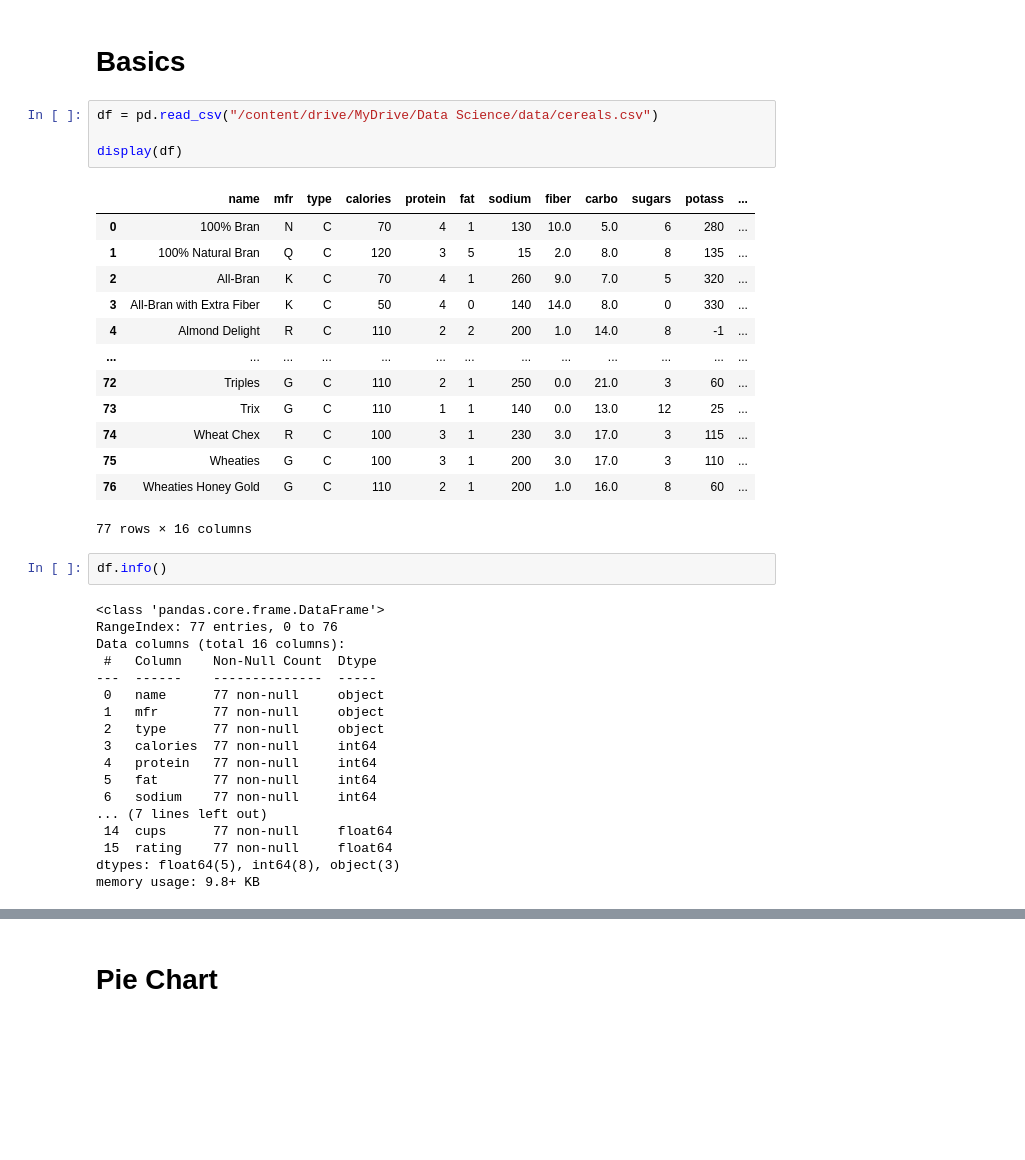
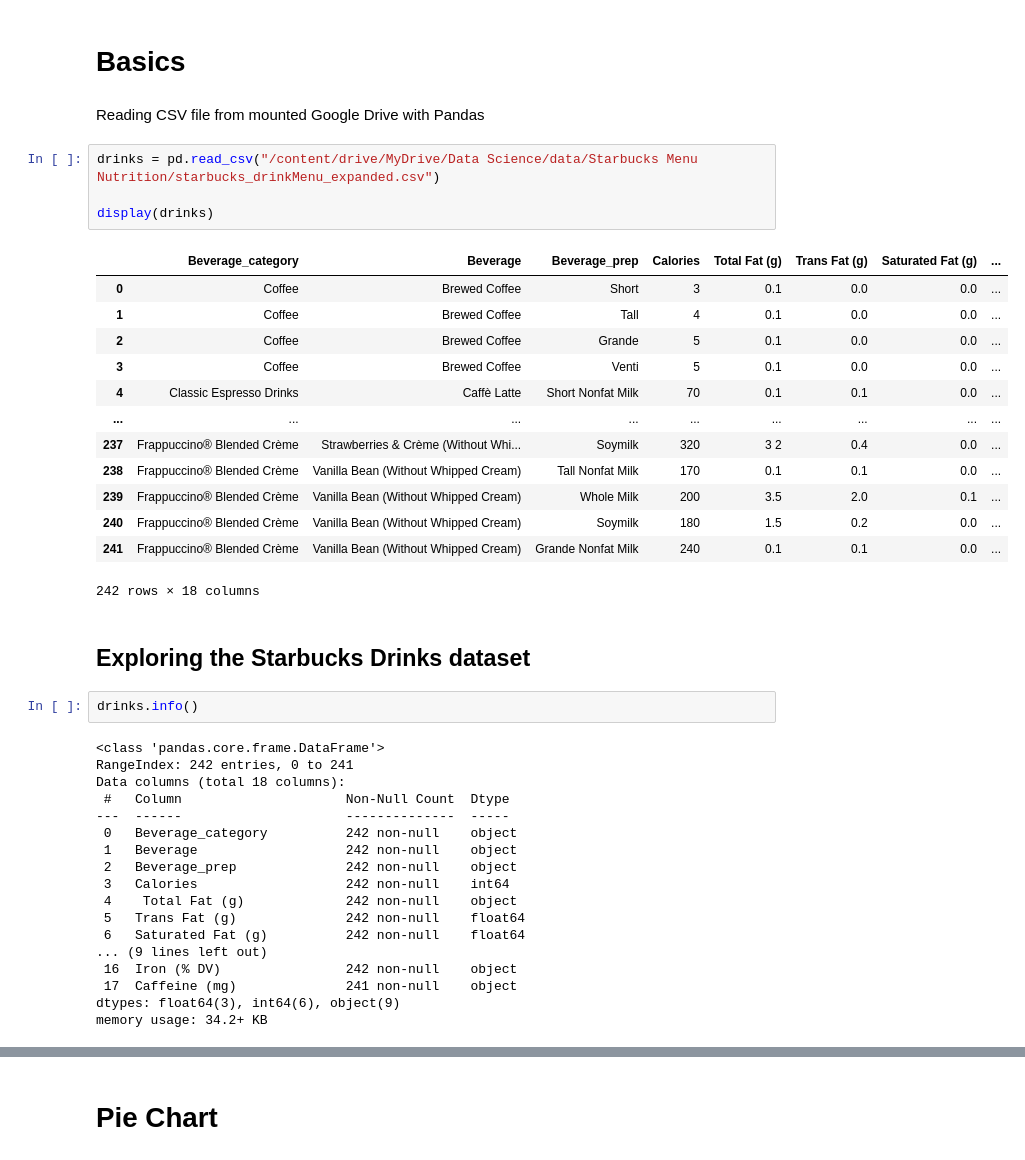
Before and after one commit to SamaSamrin/Python-Data-Visualization-Guide, a Jupyter notebook: DV_Practice.ipynb, the cells around one changed output, grey strips where cells are left out. Cells and saved outputs as stored; diff of their text form; blank space fills up the shorter version.

```diff
--- a/DV_Practice.ipynb
+++ b/DV_Practice.ipynb
@@ -10,42 +10,46 @@ from google.colab import drive
 drive.mount('/content/drive')
 # %% [markdown]
 # Basics
+# %% [markdown]
+Reading CSV file from mounted Google Drive with Pandas
 # %%
-df = pd.read_csv("/content/drive/MyDrive/Data Science/data/cereals.csv")
+drinks = pd.read_csv("/content/drive/MyDrive/Data Science/data/Starbucks Menu Nutrition/starbucks_drinkMenu_expanded.csv")
 
-display(df)
+display(drinks)
 # %% [output]
-|  | name | mfr | type | calories | protein | fat | sodium | fiber | carbo | sugars | potass | ... |
-| 0 | 100% Bran | N | C | 70 | 4 | 1 | 130 | 10.0 | 5.0 | 6 | 280 | ... |
-| 1 | 100% Natural Bran | Q | C | 120 | 3 | 5 | 15 | 2.0 | 8.0 | 8 | 135 | ... |
-| 2 | All-Bran | K | C | 70 | 4 | 1 | 260 | 9.0 | 7.0 | 5 | 320 | ... |
-| 3 | All-Bran with Extra Fiber | K | C | 50 | 4 | 0 | 140 | 14.0 | 8.0 | 0 | 330 | ... |
-| 4 | Almond Delight | R | C | 110 | 2 | 2 | 200 | 1.0 | 14.0 | 8 | -1 | ... |
-| ... | ... | ... | ... | ... | ... | ... | ... | ... | ... | ... | ... | ... |
-| 72 | Triples | G | C | 110 | 2 | 1 | 250 | 0.0 | 21.0 | 3 | 60 | ... |
-| 73 | Trix | G | C | 110 | 1 | 1 | 140 | 0.0 | 13.0 | 12 | 25 | ... |
-| 74 | Wheat Chex | R | C | 100 | 3 | 1 | 230 | 3.0 | 17.0 | 3 | 115 | ... |
-| 75 | Wheaties | G | C | 100 | 3 | 1 | 200 | 3.0 | 17.0 | 3 | 110 | ... |
-| 76 | Wheaties Honey Gold | G | C | 110 | 2 | 1 | 200 | 1.0 | 16.0 | 8 | 60 | ... |
+|  | Beverage_category | Beverage | Beverage_prep | Calories | Total Fat (g) | Trans Fat (g) | Saturated Fat (g) | ... |
+| 0 | Coffee | Brewed Coffee | Short | 3 | 0.1 | 0.0 | 0.0 | ... |
+| 1 | Coffee | Brewed Coffee | Tall | 4 | 0.1 | 0.0 | 0.0 | ... |
+| 2 | Coffee | Brewed Coffee | Grande | 5 | 0.1 | 0.0 | 0.0 | ... |
+| 3 | Coffee | Brewed Coffee | Venti | 5 | 0.1 | 0.0 | 0.0 | ... |
+| 4 | Classic Espresso Drinks | Caffè Latte | Short Nonfat Milk | 70 | 0.1 | 0.1 | 0.0 | ... |
+| ... | ... | ... | ... | ... | ... | ... | ... | ... |
+| 237 | Frappuccino® Blended Crème | Strawberries & Crème (Without Whi... | Soymilk | 320 | 3 2 | 0.4 | 0.0 | ... |
+| 238 | Frappuccino® Blended Crème | Vanilla Bean (Without Whipped Cream) | Tall Nonfat Milk | 170 | 0.1 | 0.1 | 0.0 | ... |
+| 239 | Frappuccino® Blended Crème | Vanilla Bean (Without Whipped Cream) | Whole Milk | 200 | 3.5 | 2.0 | 0.1 | ... |
+| 240 | Frappuccino® Blended Crème | Vanilla Bean (Without Whipped Cream) | Soymilk | 180 | 1.5 | 0.2 | 0.0 | ... |
+| 241 | Frappuccino® Blended Crème | Vanilla Bean (Without Whipped Cream) | Grande Nonfat Milk | 240 | 0.1 | 0.1 | 0.0 | ... |
-77 rows × 16 columns
+242 rows × 18 columns
+# %% [markdown]
+## Exploring the Starbucks Drinks dataset
 # %%
-df.info()
+drinks.info()
 # %% [output]
 <class 'pandas.core.frame.DataFrame'>
-RangeIndex: 77 entries, 0 to 76
-Data columns (total 16 columns):
- #   Column    Non-Null Count  Dtype
----  ------    --------------  -----
- 0   name      77 non-null     object
- 1   mfr       77 non-null     object
- 2   type      77 non-null     object
- 3   calories  77 non-null     int64
- 4   protein   77 non-null     int64
- 5   fat       77 non-null     int64
- 6   sodium    77 non-null     int64
-... (7 lines left out)
- 14  cups      77 non-null     float64
- 15  rating    77 non-null     float64
-dtypes: float64(5), int64(8), object(3)
-memory usage: 9.8+ KB
+RangeIndex: 242 entries, 0 to 241
+Data columns (total 18 columns):
+ #   Column                     Non-Null Count  Dtype
+---  ------                     --------------  -----
+ 0   Beverage_category          242 non-null    object
+ 1   Beverage                   242 non-null    object
+ 2   Beverage_prep              242 non-null    object
+ 3   Calories                   242 non-null    int64
+ 4    Total Fat (g)             242 non-null    object
+ 5   Trans Fat (g)              242 non-null    float64
+ 6   Saturated Fat (g)          242 non-null    float64
+... (9 lines left out)
+ 16  Iron (% DV)                242 non-null    object
+ 17  Caffeine (mg)              241 non-null    object
+dtypes: float64(3), int64(6), object(9)
+memory usage: 34.2+ KB
 # %%
```
Also changed, not shown: parts of 18 cells of this notebook.
